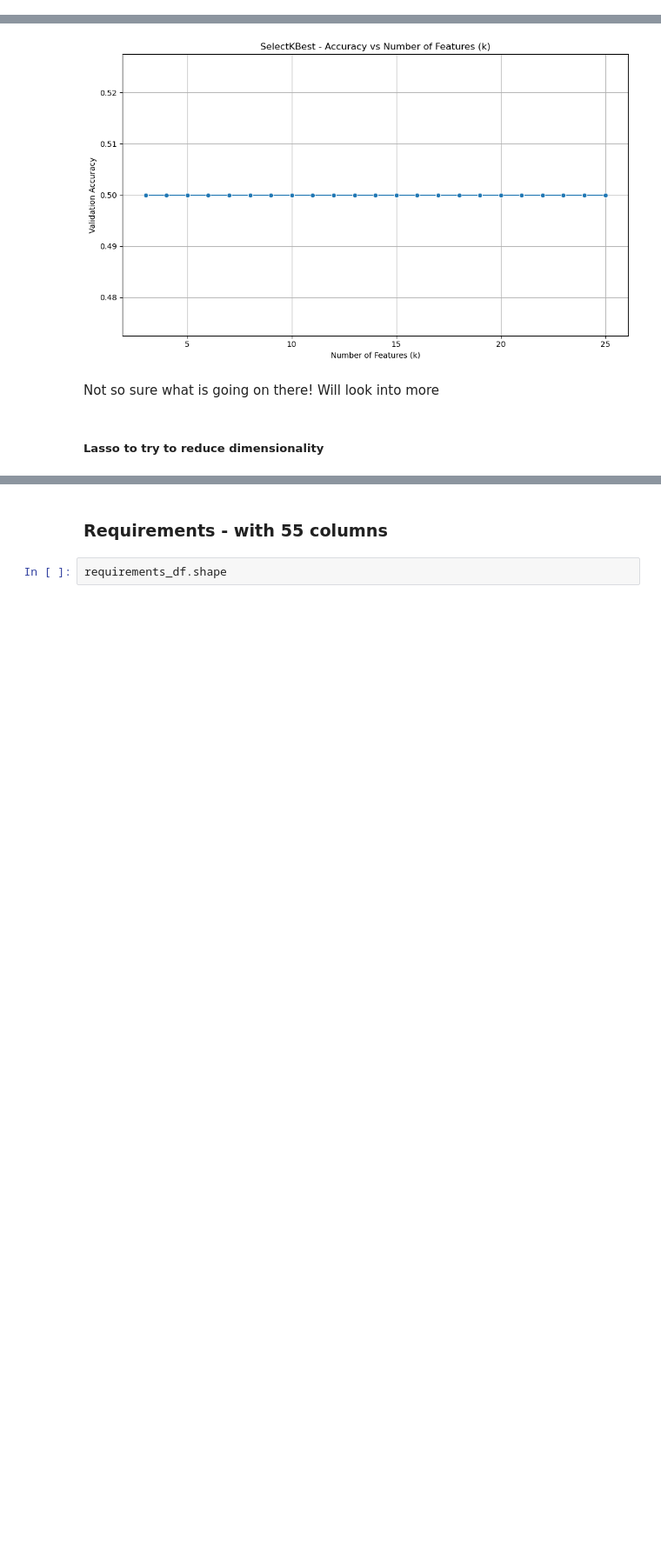
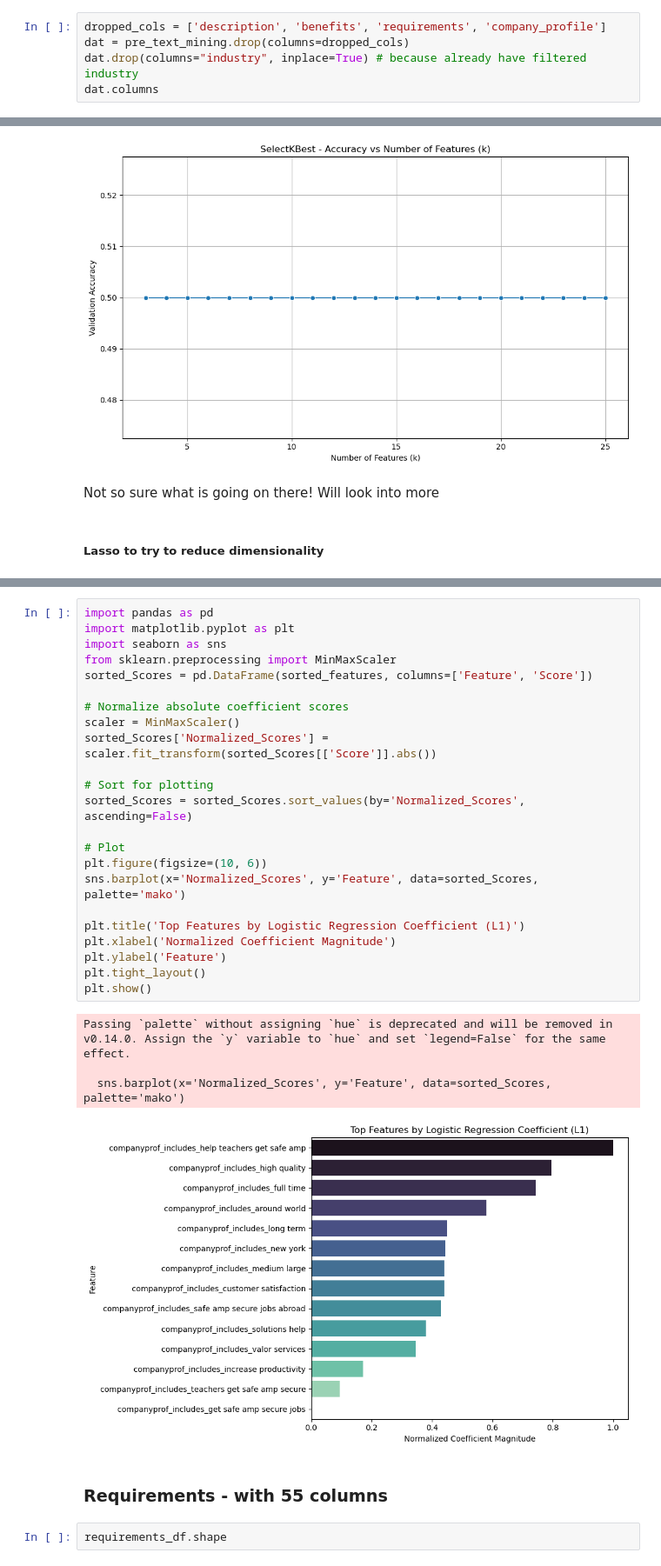
Before and after one commit to ecw70574/dsci2_final_project, a Jupyter notebook: TestingVectorization.ipynb, the cells around one changed output, grey strips where cells are left out. Shown at 87% size. Cells and saved outputs as stored; diff of their text form; blank space fills up the shorter version.

```diff
--- a/TestingVectorization.ipynb
+++ b/TestingVectorization.ipynb
@@ -779,0 +783,5 @@ Maybe a slight improvement because we have struck a pretty good balance between
+# %%
+dropped_cols = ['description', 'benefits', 'requirements', 'company_profile']
+dat = pre_text_mining.drop(columns=dropped_cols)
+dat.drop(columns="industry", inplace=True) # because already have filtered industry
+dat.columns
@@ -1052,3 +1282,31 @@ companyprof_includes_help teachers get safe amp: -0.0160
+# %%
+import pandas as pd
+import matplotlib.pyplot as plt
+import seaborn as sns
+from sklearn.preprocessing import MinMaxScaler
+sorted_Scores = pd.DataFrame(sorted_features, columns=['Feature', 'Score'])
+
+# Normalize absolute coefficient scores
+scaler = MinMaxScaler()
+sorted_Scores['Normalized_Scores'] = scaler.fit_transform(sorted_Scores[['Score']].abs())
+
+# Sort for plotting
+sorted_Scores = sorted_Scores.sort_values(by='Normalized_Scores', ascending=False)
+
+# Plot
+plt.figure(figsize=(10, 6))
+sns.barplot(x='Normalized_Scores', y='Feature', data=sorted_Scores, palette='mako')
+
+plt.title('Top Features by Logistic Regression Coefficient (L1)')
+plt.xlabel('Normalized Coefficient Magnitude')
+plt.ylabel('Feature')
+plt.tight_layout()
+plt.show()
+# %% [output]
+Passing `palette` without assigning `hue` is deprecated and will be removed in v0.14.0. Assign the `y` variable to `hue` and set `legend=False` for the same effect.
+
+  sns.barplot(x='Normalized_Scores', y='Feature', data=sorted_Scores, palette='mako')
+[figure, added]
 # %% [markdown]
 ### Requirements - with 55 columns
 # %%
```
Also changed, not shown: parts of 55 cells of this notebook.
